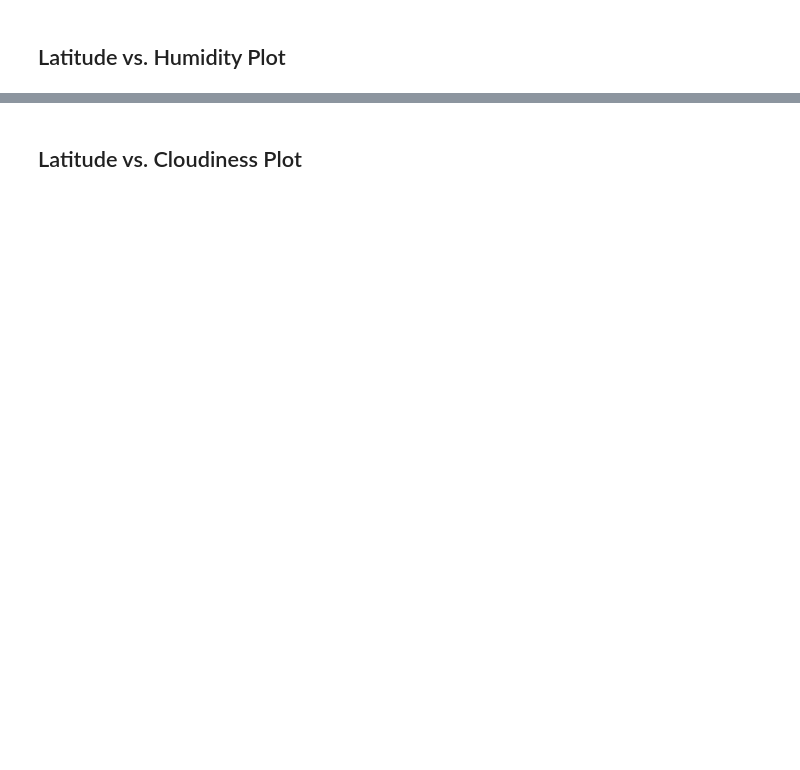
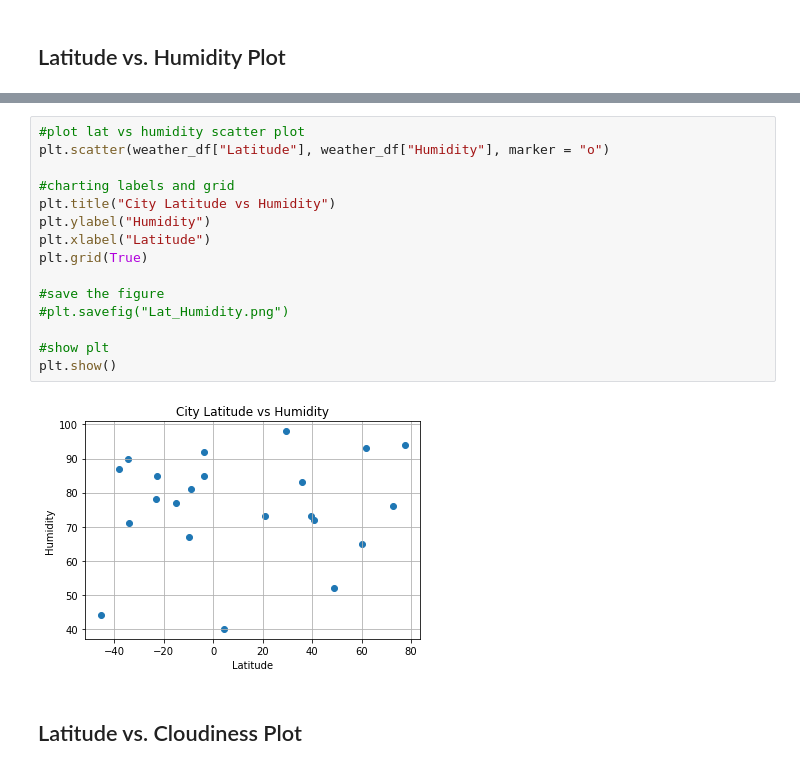
Before and after one commit to mandie021/python-api-challenge, a Jupyter notebook: WeatherPy.ipynb, the cells around one changed output, grey strips where cells are left out. Saved outputs shown, nothing was run; the diff lists cells and outputs as text; blank space fills up the shorter version.

```diff
--- a/WeatherPy.ipynb
+++ b/WeatherPy.ipynb
@@ -238,2 +268,19 @@ Int64Index([], dtype='int64')
+# %%
+#plot lat vs humidity scatter plot
+plt.scatter(weather_df["Latitude"], weather_df["Humidity"], marker = "o")
+
+#charting labels and grid
+plt.title("City Latitude vs Humidity")
+plt.ylabel("Humidity")
+plt.xlabel("Latitude")
+plt.grid(True)
+
+#save the figure
+#plt.savefig("Lat_Humidity.png")
+
+#show plt
+plt.show()
+# %% [output]
+[figure, added]
 # %% [markdown]
 ## Latitude vs. Cloudiness Plot
```
Also changed, not shown: parts of 35 cells of this notebook, 1 other file.
